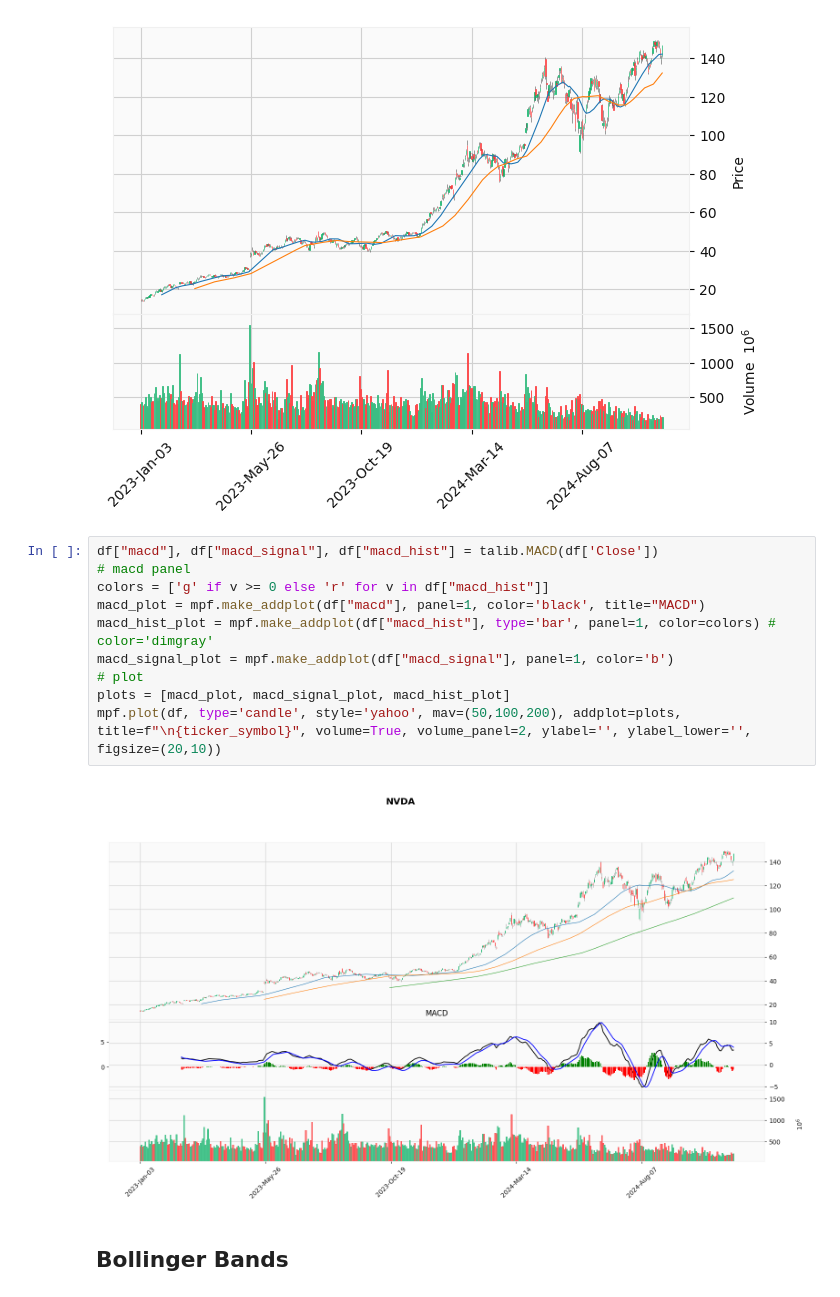
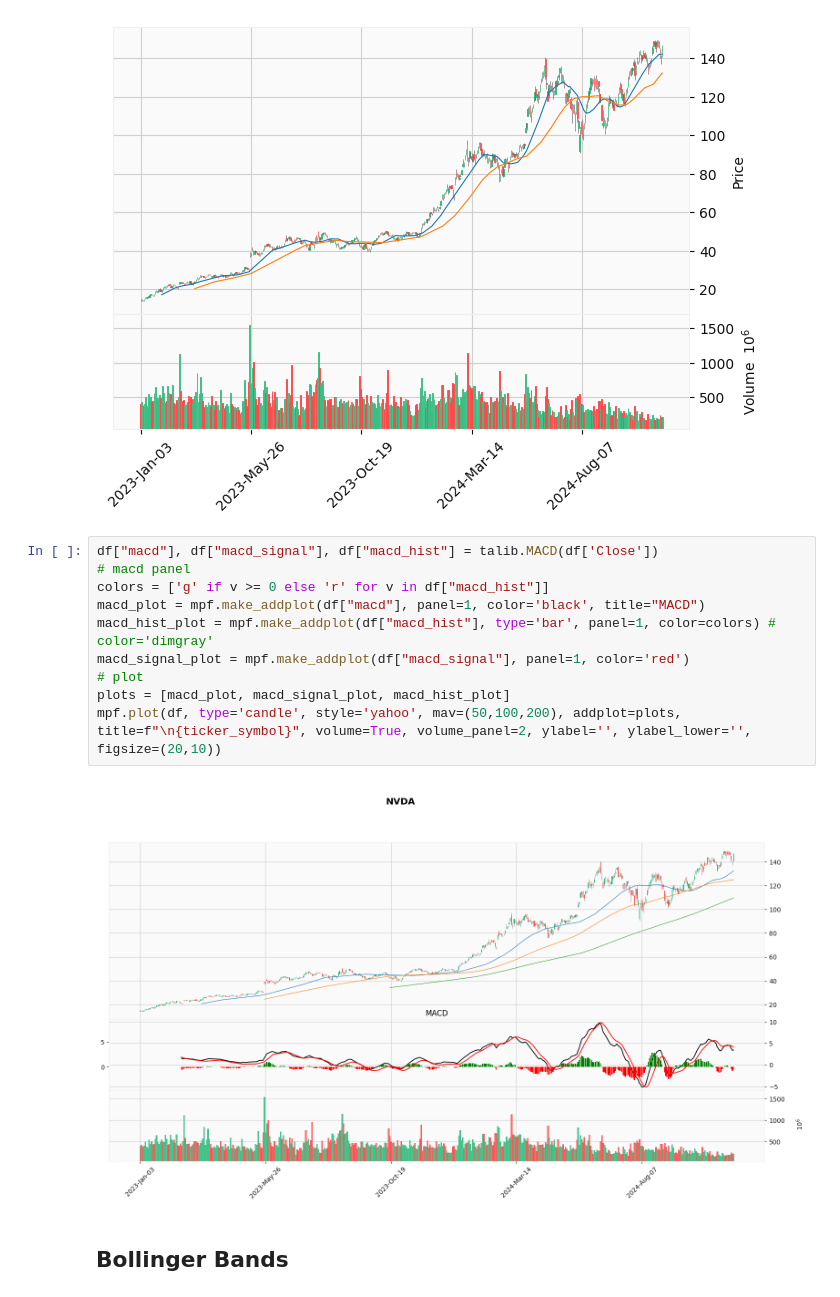
Before and after one commit to a-nagar/cs4372, a Jupyter notebook: Financial_Data_Analysis.ipynb, the cells around one changed output. Saved outputs shown, nothing was run; the diff lists cells and outputs as text.

```diff
--- a/Financial_Data_Analysis.ipynb
+++ b/Financial_Data_Analysis.ipynb
@@ -144,15 +144,15 @@ mpf.plot(df,type='candle',style='yahoo',volume=True, mav=(20, 50))
 # %%
 df["macd"], df["macd_signal"], df["macd_hist"] = talib.MACD(df['Close'])
 # macd panel
 colors = ['g' if v >= 0 else 'r' for v in df["macd_hist"]]
 macd_plot = mpf.make_addplot(df["macd"], panel=1, color='black', title="MACD")
 macd_hist_plot = mpf.make_addplot(df["macd_hist"], type='bar', panel=1, color=colors) # color='dimgray'
-macd_signal_plot = mpf.make_addplot(df["macd_signal"], panel=1, color='b')
+macd_signal_plot = mpf.make_addplot(df["macd_signal"], panel=1, color='red')
 # plot
 plots = [macd_plot, macd_signal_plot, macd_hist_plot]
 mpf.plot(df, type='candle', style='yahoo', mav=(50,100,200), addplot=plots, title=f"\n{ticker_symbol}", volume=True, volume_panel=2, ylabel='', ylabel_lower='', figsize=(20,10))
 # %% [output]
-[figure, old version]
+[figure, new version]
 # %% [markdown]
 ## Bollinger Bands
 # %%
```
